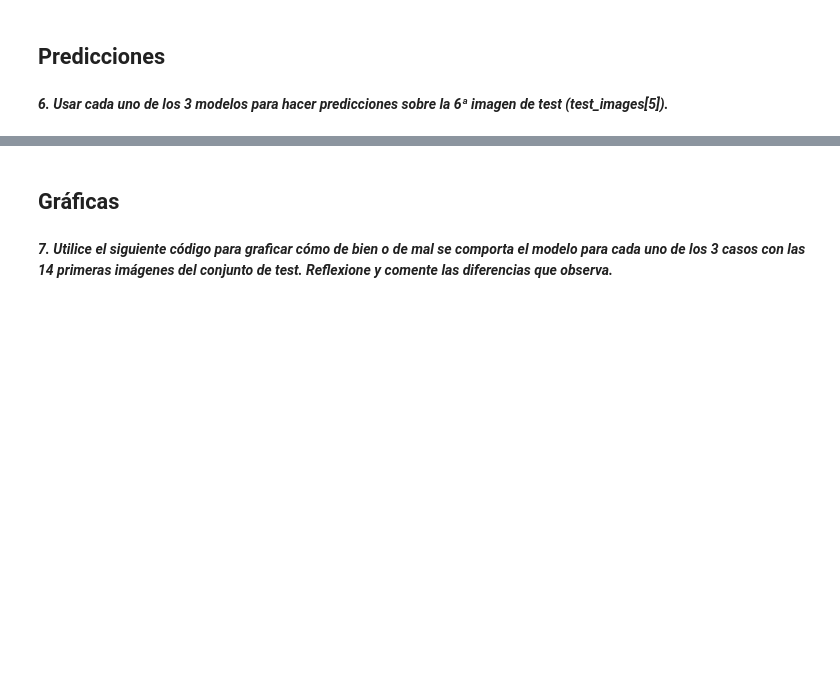
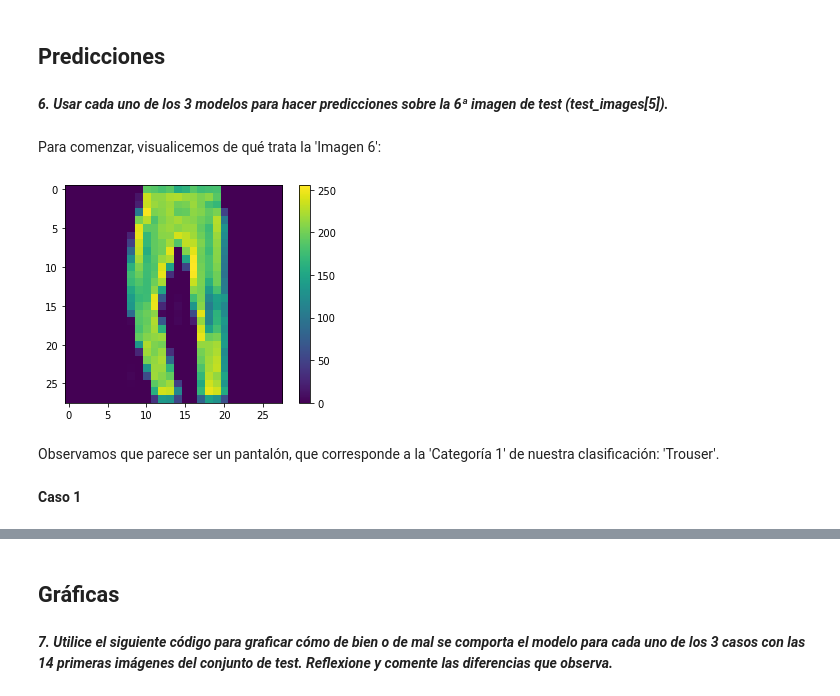
Before and after one commit to Paloma-Moya-Tudela/AA_PRACTICA1_GRUPO_2, a Jupyter notebook: A_PRACTICA2_GRUPO_2.ipynb, the cells around one changed output, grey strips where cells are left out. Saved outputs shown, nothing was run; the diff lists cells and outputs as text; code cells hidden in the pictures; blank space fills up the shorter version.

```diff
--- a/A_PRACTICA2_GRUPO_2.ipynb
+++ b/A_PRACTICA2_GRUPO_2.ipynb
@@ -326,3 +421,17 @@ model3.summary()
 ## Predicciones
 # %% [markdown]
 ***6. Usar cada uno de los 3 modelos para hacer predicciones sobre la 6ª imagen de test (test_images[5]).***
+# %% [markdown]
+Para comenzar, visualicemos de qué trata la 'Imagen 6':
+# %%
+plt.figure()
+plt.imshow(test_images[5])
+plt.colorbar()
+plt.grid(False)
+plt.show()
+# %% [output]
+[figure, added]
+# %% [markdown]
+Observamos que parece ser un pantalón, que corresponde a la 'Categoría 1' de nuestra clasificación: 'Trouser'.
+# %% [markdown]
+**Caso 1**
```
Also changed, not shown: parts of 30 cells of this notebook.
